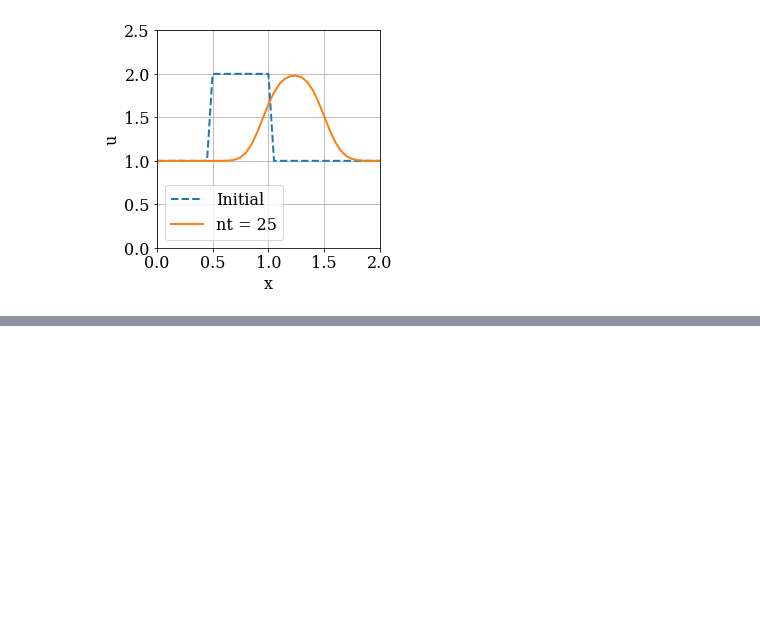
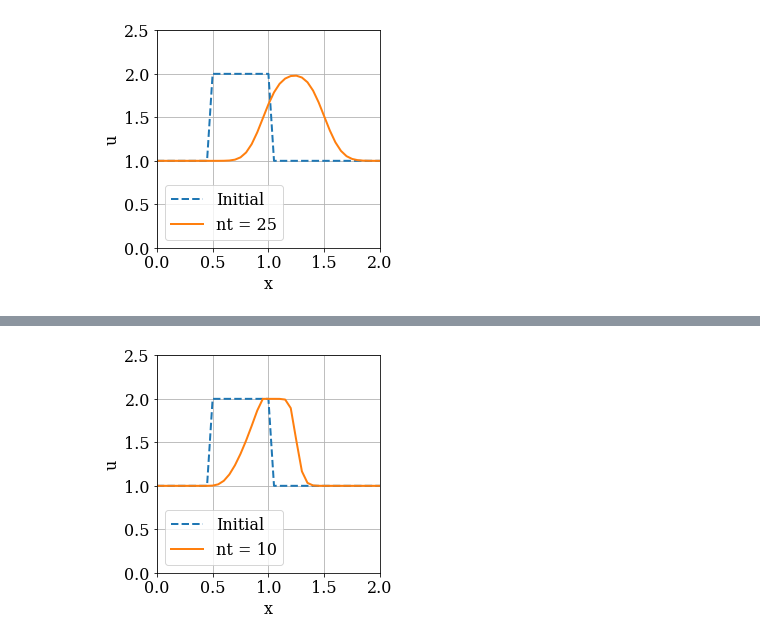
Before and after one commit to kanishkegb/MAE-6286, a Jupyter notebook: Lesson_02/01_1D_Convection.ipynb, the cells around one changed output, grey strips where cells are left out. Cells and saved outputs as stored; diff of their text form; code cells hidden in the pictures; blank space fills up the shorter version.

```diff
--- a/Lesson_02/01_1D_Convection.ipynb
+++ b/Lesson_02/01_1D_Convection.ipynb
@@ -82,0 +112,26 @@ u0[mask] = 2.0
+# %%
+u = u0.copy()
+
+for n in range(1, nt):
+    # un = u.copy()
+    # for i in range(1, nx):
+    #    # forward differencing for non-linear convection
+    #    u[i] = un[i] - c * dt / dx * (un[i] - un[i - 1])
+
+    # below expression is equivalent to above codes, but more efficient
+    u[1:] = u[1:] - dt / dx * u[1:] * (u[1:] - u[:-1])
+# %%
+# plot the solution after nt time steps along with the initial conditions.
+plt.figure(figsize=(4.0, 4.0))
+plt.xlabel('x')
+plt.ylabel('u')
+plt.grid()
+plt.plot(x, u0, label='Initial',
+            color='C0', linestyle='--', linewidth=2)
+plt.plot(x, u, label='nt = {}'.format(nt),
+            color='C1', linestyle='-', linewidth=2)
+plt.legend()
+plt.xlim(0.0, L)
+plt.ylim(0.0, 2.5);
+# %% [output]
+[figure, added]
```
Also changed, not shown: parts of 6 cells of this notebook.
